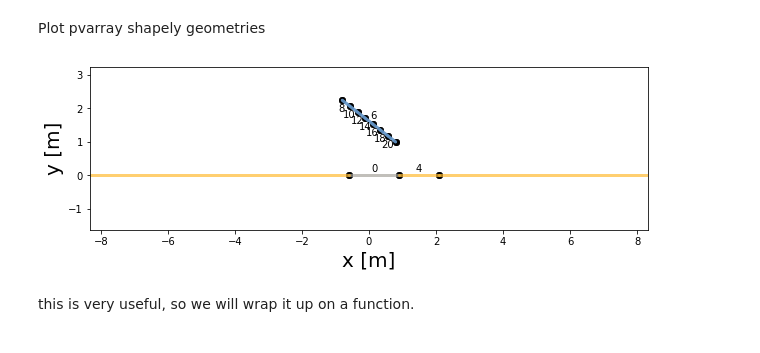
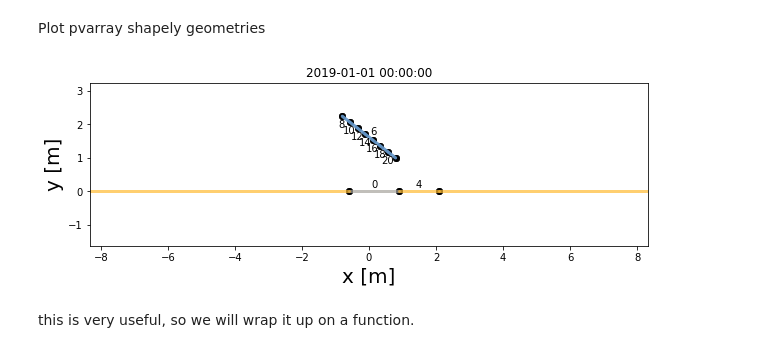
Before and after one commit to francisco-ar/pvtools, a Jupyter notebook: nbs/07_modelling.mypvfactors.ipynb, the cells around one changed output. Saved outputs shown, nothing was run; the diff lists cells and outputs as text; code cells hidden in the pictures.

Commit message:
add pvfactors Engine and plots

```diff
--- a/nbs/07_modelling.mypvfactors.ipynb
+++ b/nbs/07_modelling.mypvfactors.ipynb
@@ -147,8 +149,9 @@ Plot pvarray shapely geometries
 # %%
 f, ax = plt.subplots(figsize=(10, 3))
 pvarray.plot_at_idx(0, ax, with_surface_index=True)
+ax.set_title(df.index[0])
 plt.show()
 # %% [output]
-[figure, old version]
+[figure, new version]
 # %% [markdown]
 this is very useful, so we will wrap it up on a function.
```
Also changed, not shown: parts of 22 cells of this notebook, 6 other files.
